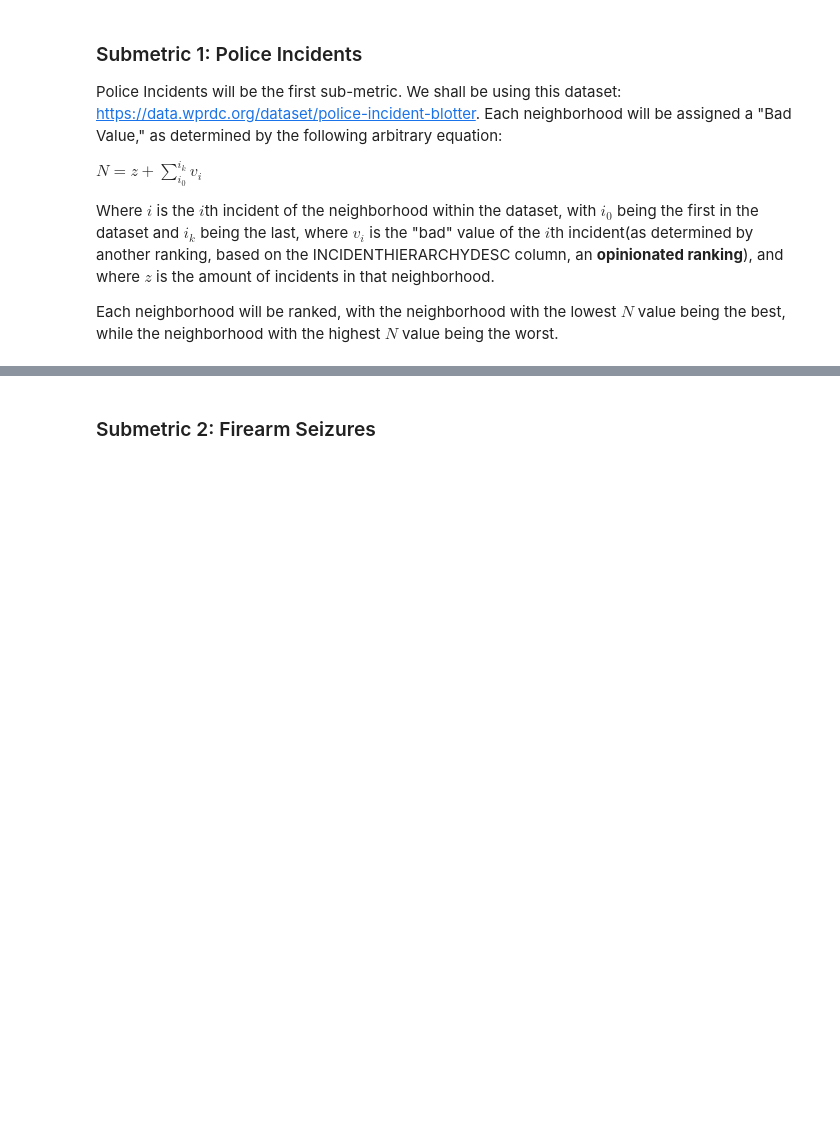
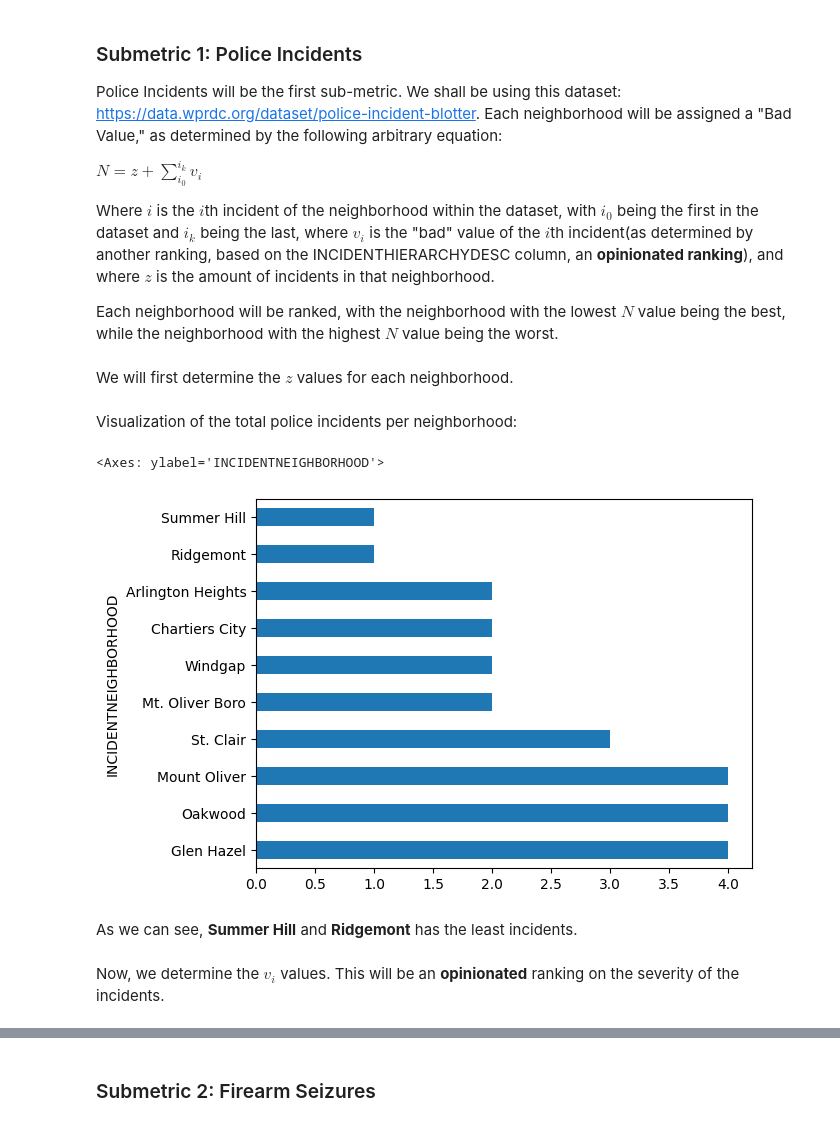
Before and after one commit to ychen909/BestNeighborhoodPitt, a Jupyter notebook: Final.ipynb, the cells around one changed output, grey strips where cells are left out. Cells and saved outputs as stored; diff of their text form; code cells hidden in the pictures; blank space fills up the shorter version.

```diff
--- a/Final.ipynb
+++ b/Final.ipynb
@@ -25,5 +25,19 @@ where $v_i$ is the "bad" value of the $i$th incident(as determined by another ra
 and where $z$ is the amount of incidents in that neighborhood.
 
 Each neighborhood will be ranked, with the neighborhood with the lowest $N$ value being the best, while the neighborhood with the highest $N$ value being the worst.
+# %% [markdown]
+We will first determine the $z$ values for each neighborhood.
 # %%
-#Code, work, and more Markdown Above Submetric 2
+police_incidents = pd.read_csv("incidentBlotter.csv")
+z_vals = police_incidents['INCIDENTNEIGHBORHOOD'].value_counts()
+# %% [markdown]
+Visualization of the total police incidents per neighborhood:
+# %%
+z_vals.tail(10).plot.barh()
+# %% [output]
+<Axes: ylabel='INCIDENTNEIGHBORHOOD'>
+[figure, added]
+# %% [markdown]
+As we can see, **Summer Hill** and **Ridgemont** has the least incidents.
+# %% [markdown]
+Now, we determine the $v_i$ values. This will be an **opinionated** ranking on the severity of the incidents.
```
Also changed, not shown: parts of 5 cells of this notebook.
